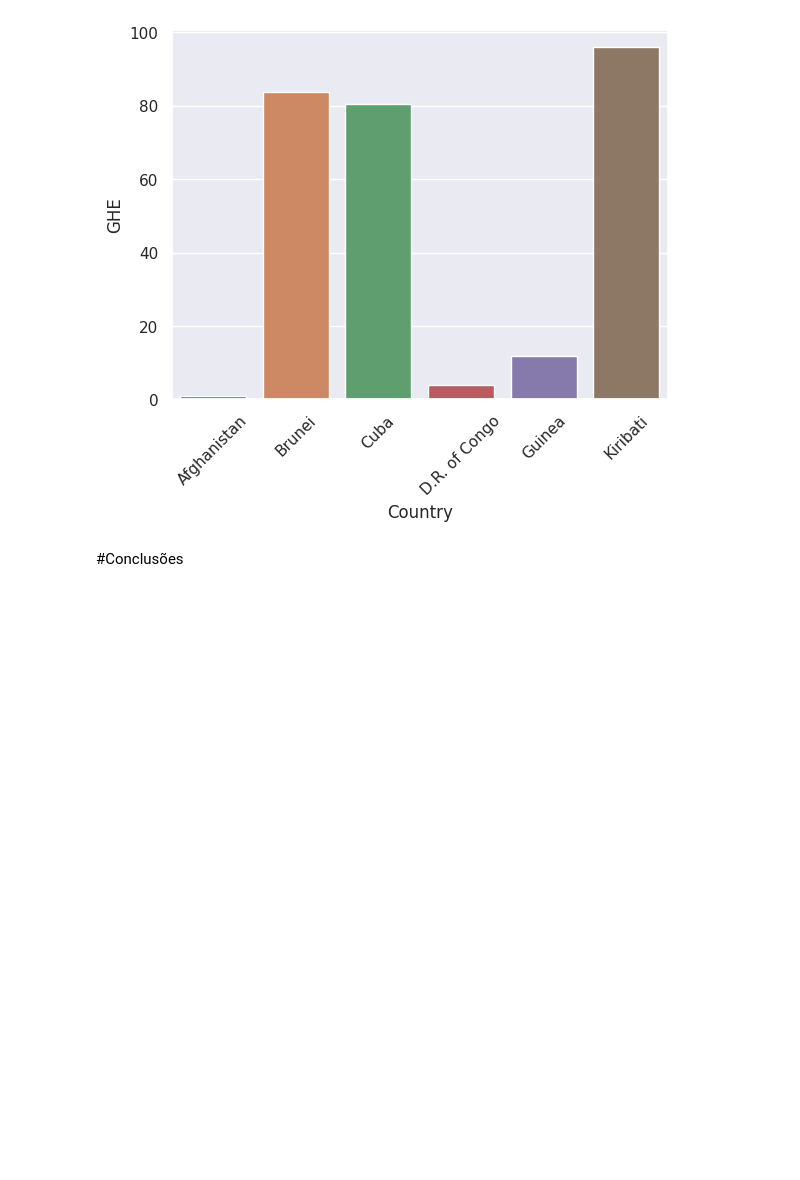
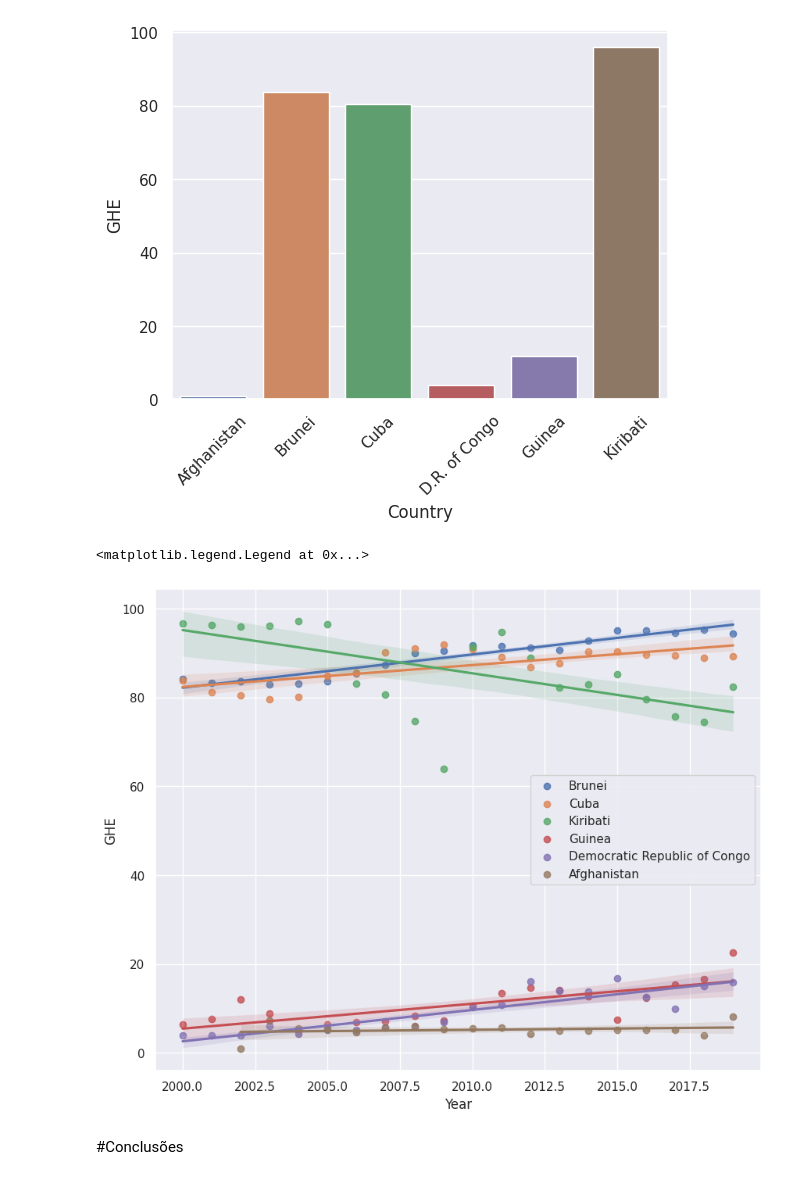
Before and after one commit to kamilyassis/Projeto-ICD, a Jupyter notebook: RelatorioFinal.ipynb, the cells around one changed output. Cells and saved outputs as stored; diff of their text form; code cells hidden in the pictures; blank space fills up the shorter version.

```diff
--- a/RelatorioFinal.ipynb
+++ b/RelatorioFinal.ipynb
@@ -694,5 +698,21 @@ ax.set_xticklabels(rotulos_paises, rotation=45)
  Text(4, 0, 'Guinea'),
  Text(5, 0, 'Kiribati')]
 [figure]
+# %%
+plt.figure(figsize = (10, 8))
+
+for a in top3_maior_menor.index:
+  df_lugar= df_he.loc[(df_he["Country"]==a)]
+
+  # Define o tema do gráfico
+  sns.set_theme()
+
+  # Cria o gráfico de dispersão com a Reta de regressão
+  sns.regplot(data=df_lugar, x="Year", y="GHE", label=a)
+
+plt.legend()
+# %% [output]
+<matplotlib.legend.Legend at 0x...>
+[figure, added]
 # %% [markdown]
 #Conclusões
```
Also changed, not shown: parts of 25 cells of this notebook.
